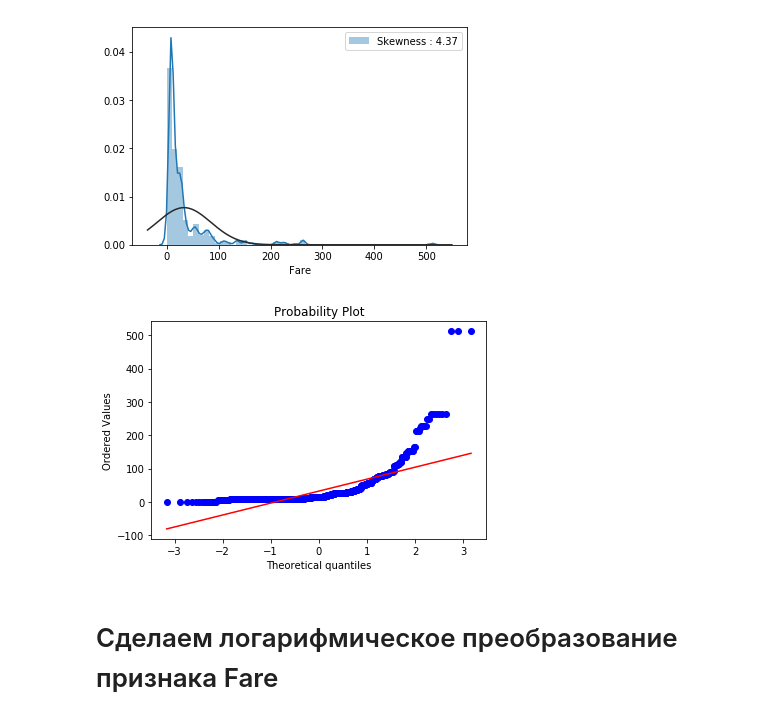
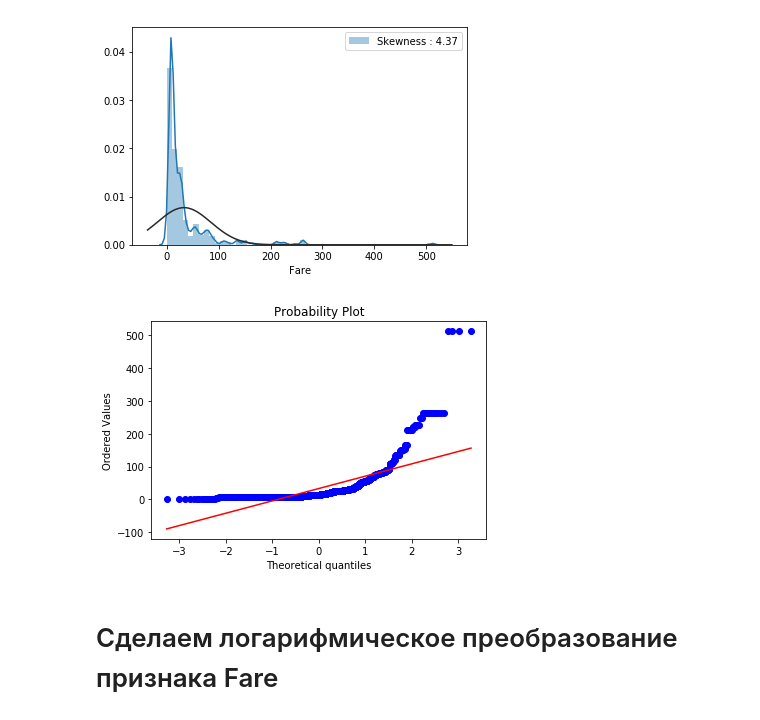
Before and after one commit to DmKuzin/kaggle_titanic, a Jupyter notebook: Titanic2.ipynb, the cells around one changed output. Saved outputs shown, nothing was run; the diff lists cells and outputs as text; code cells hidden in the pictures.

```diff
--- a/Titanic2.ipynb
+++ b/Titanic2.ipynb
@@ -213,4 +218,4 @@ Name: Fare, dtype: float64
 # %% [markdown]
 # Замена пропущенного значения Fare медианным
 # %%
-all_data['Fare'] = all_data.groupby(['Pclass'])['Fare'].apply(lambda x: x.isnull(x.median()))
+all_data['Fare'] = all_data.groupby(['Pclass'])['Fare'].apply(lambda x: x.fillna(x.median()))
@@ -225,9 +228,9 @@ g = g.legend()
 # %% [output]
 [figure]
 # %%
-res = stats.probplot(train_data['Fare'], plot=plt)
+res = stats.probplot(all_data['Fare'], plot=plt)
 # %% [output]
-[figure, old version]
+[figure, new version]
 # %% [markdown]
 # Сделаем логарифмическое преобразование признака Fare
 # %%
```
Also changed, not shown: parts of 9 cells of this notebook.
